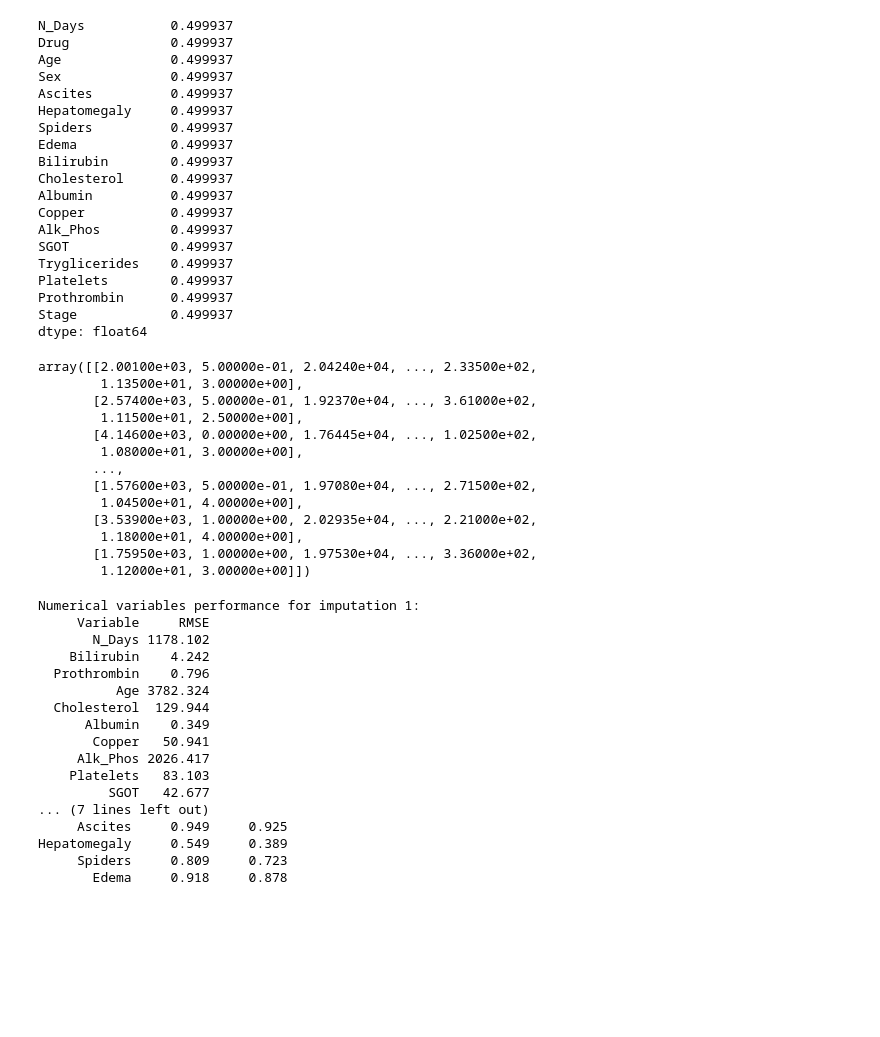
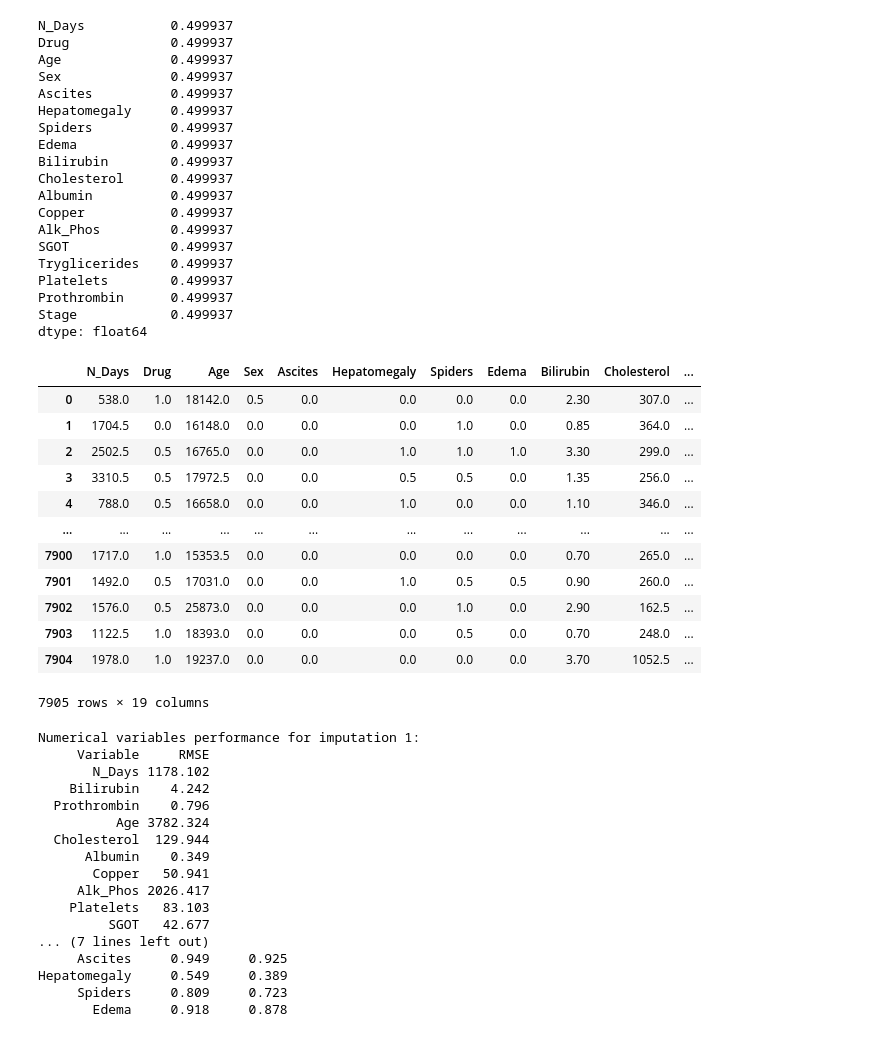
Before and after one commit to leabrodyheine/ML-Kaggle-Cirrhosis-Data, a Jupyter notebook: Imputation Method new.ipynb, the cells around one changed output. Cells and saved outputs as stored; diff of their text form; code cells hidden in the pictures; blank space fills up the shorter version.

Commit message:
Got the KNN imputer working

```diff
--- a/Imputation Method new.ipynb
+++ b/Imputation Method new.ipynb
@@ -150,25 +150,27 @@ dtype: float64
 # %%
 # Imputation 2: impute each missing value with the mean value from k nearest neighbours
 
-X_copy_miss, Y_copy_miss = add_missing_values(X_copy, Y_copy, missing_rate=0.75)
+imputer2 = KNNImputer(n_neighbors=2, weights="uniform")    # create a KNN imputer
+results_X = pd.DataFrame(imputer2.fit_transform(X=X_copy_miss, y=Y_copy_miss), columns=X_copy_miss.columns) # apply the imputer to the data with missing values
 
-#imputed2_entries_store = {} # create empty dictionary
-imputer2 = KNNImputer(n_neighbors=2)    # create a KNN imputer
-imputer2.fit_transform(X=X_copy_miss, y=Y_copy_miss)
+# add the target back to the result
+results = pd.concat([results_X, Y_copy_miss], axis=1)
+
+display(results)
 # %% [output]
+|  | N_Days | Drug | Age | Sex | Ascites | Hepatomegaly | Spiders | Edema | Bilirubin | Cholesterol | ... |
+| 0 | 538.0 | 1.0 | 18142.0 | 0.5 | 0.0 | 0.0 | 0.0 | 0.0 | 2.30 | 307.0 | ... |
+| 1 | 1704.5 | 0.0 | 16148.0 | 0.0 | 0.0 | 0.0 | 1.0 | 0.0 | 0.85 | 364.0 | ... |
+| 2 | 2502.5 | 0.5 | 16765.0 | 0.0 | 0.0 | 1.0 | 1.0 | 1.0 | 3.30 | 299.0 | ... |
+| 3 | 3310.5 | 0.5 | 17972.5 | 0.0 | 0.0 | 0.5 | 0.5 | 0.0 | 1.35 | 256.0 | ... |
+| 4 | 788.0 | 0.5 | 16658.0 | 0.0 | 0.0 | 1.0 | 0.0 | 0.0 | 1.10 | 346.0 | ... |
+| ... | ... | ... | ... | ... | ... | ... | ... | ... | ... | ... | ... |
+| 7900 | 1717.0 | 1.0 | 15353.5 | 0.0 | 0.0 | 0.0 | 0.0 | 0.0 | 0.70 | 265.0 | ... |
+| 7901 | 1492.0 | 0.5 | 17031.0 | 0.0 | 0.0 | 1.0 | 0.5 | 0.5 | 0.90 | 260.0 | ... |
+| 7902 | 1576.0 | 0.5 | 25873.0 | 0.0 | 0.0 | 0.0 | 1.0 | 0.0 | 2.90 | 162.5 | ... |
+| 7903 | 1122.5 | 1.0 | 18393.0 | 0.0 | 0.0 | 0.0 | 0.5 | 0.0 | 0.70 | 248.0 | ... |
+| 7904 | 1978.0 | 1.0 | 19237.0 | 0.0 | 0.0 | 0.0 | 0.0 | 0.0 | 3.70 | 1052.5 | ... |
-array([[2.00100e+03, 5.00000e-01, 2.04240e+04, ..., 2.33500e+02,
-        1.13500e+01, 3.00000e+00],
-       [2.57400e+03, 5.00000e-01, 1.92370e+04, ..., 3.61000e+02,
-        1.11500e+01, 2.50000e+00],
-       [4.14600e+03, 0.00000e+00, 1.76445e+04, ..., 1.02500e+02,
-        1.08000e+01, 3.00000e+00],
-       ...,
-       [1.57600e+03, 5.00000e-01, 1.97080e+04, ..., 2.71500e+02,
-        1.04500e+01, 4.00000e+00],
-       [3.53900e+03, 1.00000e+00, 2.02935e+04, ..., 2.21000e+02,
-        1.18000e+01, 4.00000e+00],
-       [1.75950e+03, 1.00000e+00, 1.97530e+04, ..., 3.36000e+02,
-        1.12000e+01, 3.00000e+00]])
+7905 rows × 19 columns
 # %%
 
 random.seed(25) # set a random seed
```
Also changed, not shown: parts of 1 cell of this notebook.
